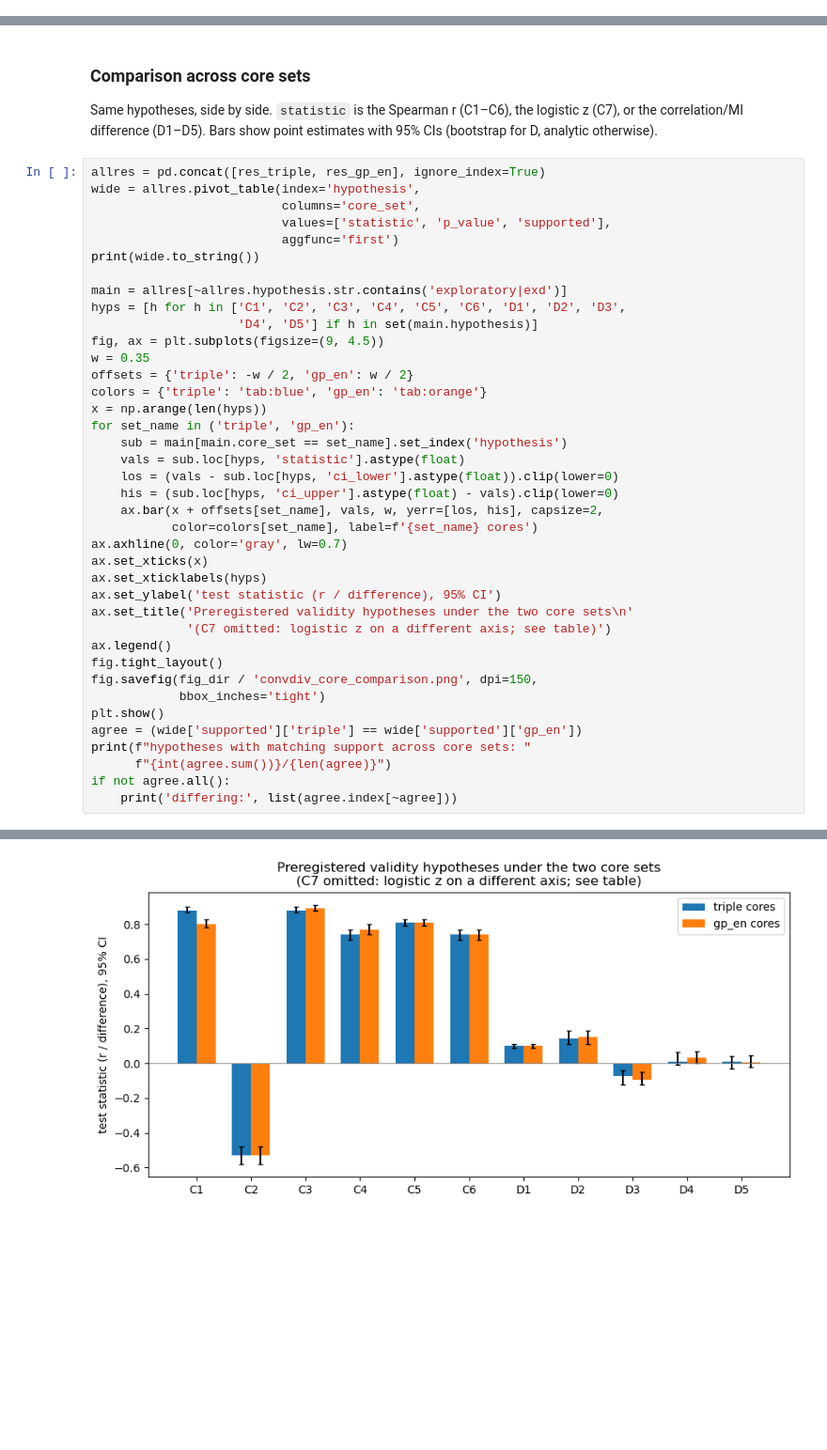
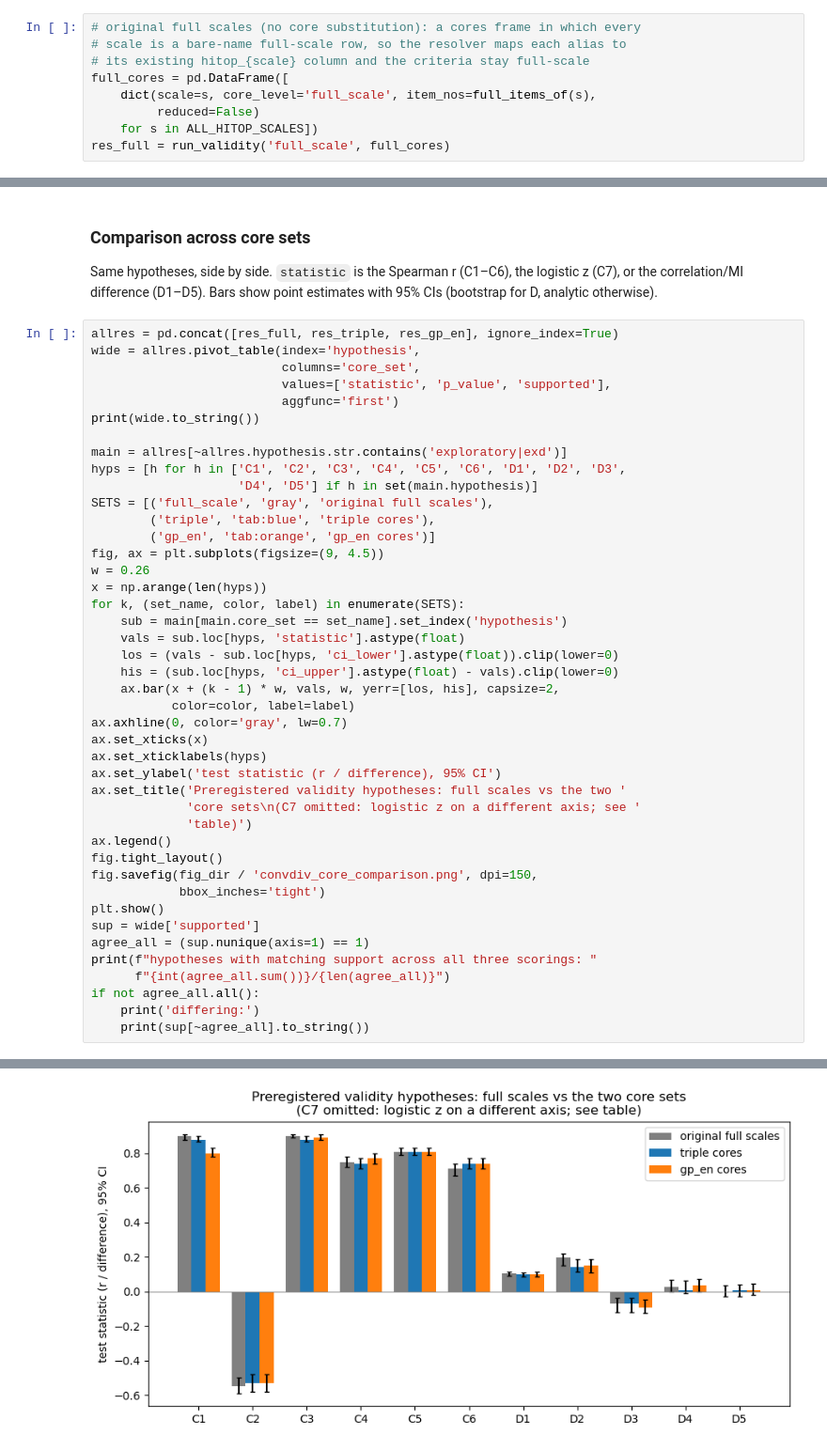
Before and after one commit to Shotgunosine/HiTOP, a Jupyter notebook: notebooks/NB_core_effects.ipynb, the cells around one changed output, grey strips where cells are left out. Shown at 94% size. Cells and saved outputs as stored; diff of their text form; blank space fills up the shorter version.

```diff
--- a/notebooks/NB_core_effects.ipynb
+++ b/notebooks/NB_core_effects.ipynb
@@ -499,3 +499,12 @@ d4:0.10989010989010989
 d5:0.1798201798201798
 exd4:0.14985014985014986
 exd5:0.012987012987012988
+# %%
+# original full scales (no core substitution): a cores frame in which every
+# scale is a bare-name full-scale row, so the resolver maps each alias to
+# its existing hitop_{scale} column and the criteria stay full-scale
+full_cores = pd.DataFrame([
+    dict(scale=s, core_level='full_scale', item_nos=full_items_of(s),
+         reduced=False)
+    for s in ALL_HITOP_SCALES])
+res_full = run_validity('full_scale', full_cores)
@@ -504,7 +538,7 @@ exd5:0.012987012987012988
 
 Same hypotheses, side by side. `statistic` is the Spearman r (C1–C6), the logistic z (C7), or the correlation/MI difference (D1–D5). Bars show point estimates with 95% CIs (bootstrap for D, analytic otherwise).
 # %%
-allres = pd.concat([res_triple, res_gp_en], ignore_index=True)
+allres = pd.concat([res_full, res_triple, res_gp_en], ignore_index=True)
 wide = allres.pivot_table(index='hypothesis',
                           columns='core_set',
                           values=['statistic', 'p_value', 'supported'],
@@ -514,32 +548,36 @@ print(wide.to_string())
 main = allres[~allres.hypothesis.str.contains('exploratory|exd')]
 hyps = [h for h in ['C1', 'C2', 'C3', 'C4', 'C5', 'C6', 'D1', 'D2', 'D3',
                     'D4', 'D5'] if h in set(main.hypothesis)]
+SETS = [('full_scale', 'gray', 'original full scales'),
+        ('triple', 'tab:blue', 'triple cores'),
+        ('gp_en', 'tab:orange', 'gp_en cores')]
 fig, ax = plt.subplots(figsize=(9, 4.5))
-w = 0.35
-offsets = {'triple': -w / 2, 'gp_en': w / 2}
-colors = {'triple': 'tab:blue', 'gp_en': 'tab:orange'}
+w = 0.26
 x = np.arange(len(hyps))
-for set_name in ('triple', 'gp_en'):
+for k, (set_name, color, label) in enumerate(SETS):
     sub = main[main.core_set == set_name].set_index('hypothesis')
     vals = sub.loc[hyps, 'statistic'].astype(float)
     los = (vals - sub.loc[hyps, 'ci_lower'].astype(float)).clip(lower=0)
     his = (sub.loc[hyps, 'ci_upper'].astype(float) - vals).clip(lower=0)
-    ax.bar(x + offsets[set_name], vals, w, yerr=[los, his], capsize=2,
-           color=colors[set_name], label=f'{set_name} cores')
+    ax.bar(x + (k - 1) * w, vals, w, yerr=[los, his], capsize=2,
+           color=color, label=label)
 ax.axhline(0, color='gray', lw=0.7)
 ax.set_xticks(x)
 ax.set_xticklabels(hyps)
 ax.set_ylabel('test statistic (r / difference), 95% CI')
-ax.set_title('Preregistered validity hypotheses under the two core sets\n'
-             '(C7 omitted: logistic z on a different axis; see table)')
+ax.set_title('Preregistered validity hypotheses: full scales vs the two '
+             'core sets\n(C7 omitted: logistic z on a different axis; see '
+             'table)')
 ax.legend()
 fig.tight_layout()
 fig.savefig(fig_dir / 'convdiv_core_comparison.png', dpi=150,
             bbox_inches='tight')
 plt.show()
-agree = (wide['supported']['triple'] == wide['supported']['gp_en'])
-print(f"hypotheses with matching support across core sets: "
-      f"{int(agree.sum())}/{len(agree)}")
-if not agree.all():
-    print('differing:', list(agree.index[~agree]))
+sup = wide['supported']
+agree_all = (sup.nunique(axis=1) == 1)
+print(f"hypotheses with matching support across all three scorings: "
+      f"{int(agree_all.sum())}/{len(agree_all)}")
+if not agree_all.all():
+    print('differing:')
+    print(sup[~agree_all].to_string())
 # %% [output]
@@ -565 +603 @@ exd5                    1.298701e-02  6.993007e-03   0.034530   0.036084      Tr
-[figure, old version]
+[figure, new version]
```
Also changed, not shown: parts of 2 cells of this notebook, 3 other files.
